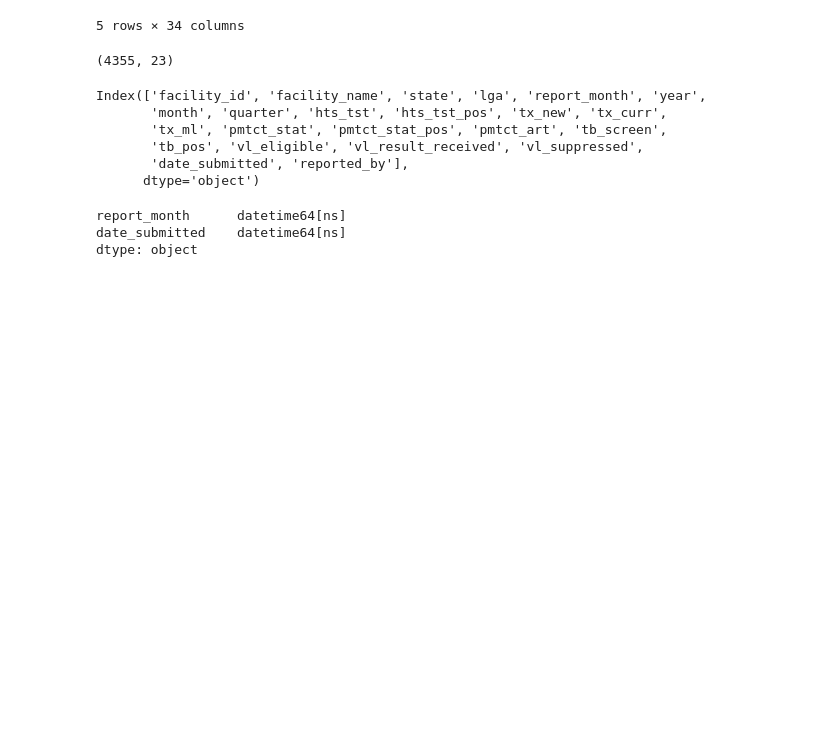
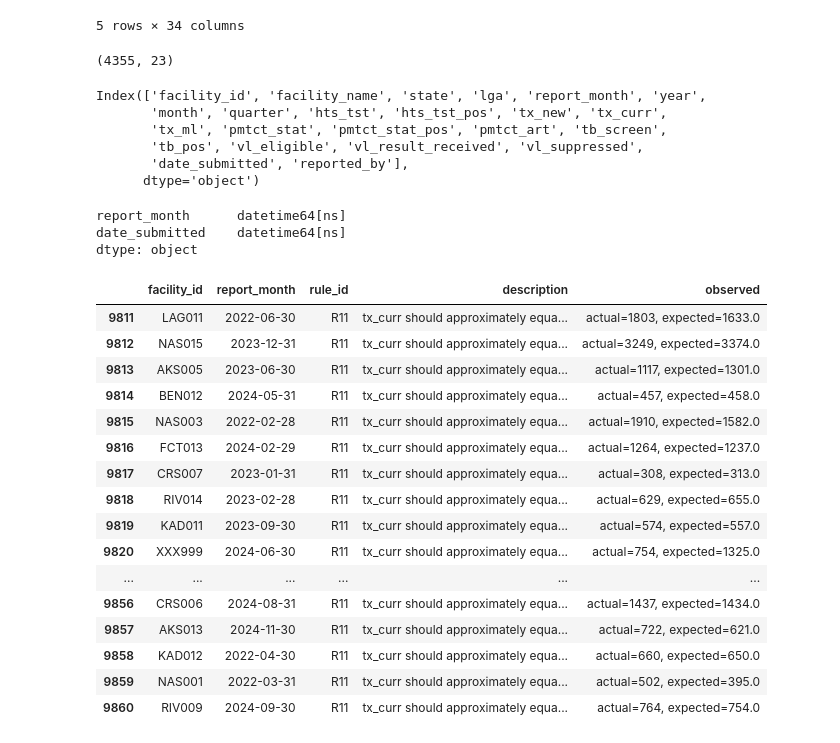
Before and after one commit to AlozieCollins/Intern-dataset-work, a Jupyter notebook: work.ipynb, the cells around one changed output. Cells and saved outputs as stored; diff of their text form; code cells hidden in the pictures; blank space fills up the shorter version.

```diff
--- a/work.ipynb
+++ b/work.ipynb
@@ -497,0 +600,23 @@ def r4(df):
+# %%
+def r10(df):
+    day_late = (
+        df["date_submitted"] - df["report_month"]
+    ).dt.days
+
+    mask = (
+        df["date_submitted"].notna()&
+        df["report_month"].notna()&
+        (day_late > 15)
+    )
+
+    observed = (
+        day_late.astype("string") + " days"
+    )
+
+    return make_issue(
+        df,
+        mask,
+        "R10",
+        "Report should be submitted within 15 days of period end",
+        observed
+    )
@@ -497,0 +660,37 @@ def r4(df):
+# %%
+issues = pd.concat(
+    [
+        r1(df),
+        r2(df),
+        r3(df),
+        r4(df),
+        r5(df),
+        r6(df),
+        r7(df),
+        r8(df),
+        r9(df),
+        r10(df),
+        r11(df)
+    ],
+    ignore_index= True
+)
+# %%
+issues.tail(50)
+# %% [output]
+|  | facility_id | report_month | rule_id | description | observed |
+| 9811 | LAG011 | 2022-06-30 | R11 | tx_curr should approximately equa... | actual=1803, expected=1633.0 |
+| 9812 | NAS015 | 2023-12-31 | R11 | tx_curr should approximately equa... | actual=3249, expected=3374.0 |
+| 9813 | AKS005 | 2023-06-30 | R11 | tx_curr should approximately equa... | actual=1117, expected=1301.0 |
+| 9814 | BEN012 | 2024-05-31 | R11 | tx_curr should approximately equa... | actual=457, expected=458.0 |
+| 9815 | NAS003 | 2022-02-28 | R11 | tx_curr should approximately equa... | actual=1910, expected=1582.0 |
+| 9816 | FCT013 | 2024-02-29 | R11 | tx_curr should approximately equa... | actual=1264, expected=1237.0 |
+| 9817 | CRS007 | 2023-01-31 | R11 | tx_curr should approximately equa... | actual=308, expected=313.0 |
+| 9818 | RIV014 | 2023-02-28 | R11 | tx_curr should approximately equa... | actual=629, expected=655.0 |
+| 9819 | KAD011 | 2023-09-30 | R11 | tx_curr should approximately equa... | actual=574, expected=557.0 |
+| 9820 | XXX999 | 2024-06-30 | R11 | tx_curr should approximately equa... | actual=754, expected=1325.0 |
+| ... | ... | ... | ... | ... | ... |
+| 9856 | CRS006 | 2024-08-31 | R11 | tx_curr should approximately equa... | actual=1437, expected=1434.0 |
+| 9857 | AKS013 | 2024-11-30 | R11 | tx_curr should approximately equa... | actual=722, expected=621.0 |
+| 9858 | KAD012 | 2022-04-30 | R11 | tx_curr should approximately equa... | actual=660, expected=650.0 |
+| 9859 | NAS001 | 2022-03-31 | R11 | tx_curr should approximately equa... | actual=502, expected=395.0 |
+| 9860 | RIV009 | 2024-09-30 | R11 | tx_curr should approximately equa... | actual=764, expected=754.0 |
```
Also changed, not shown: parts of 13 cells of this notebook.
